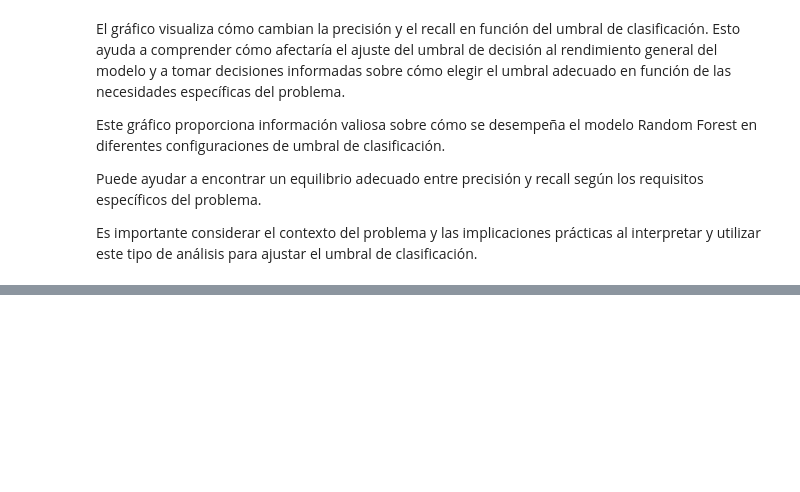
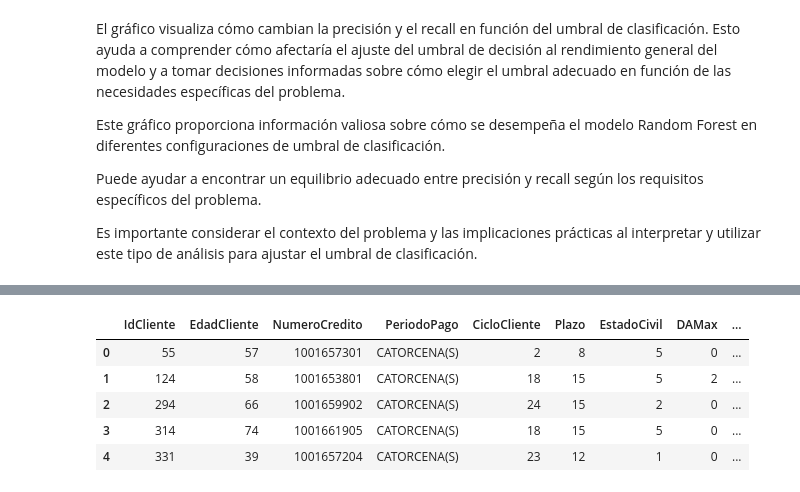
Before and after one commit to bmijangos/ProyectoIntegrador, a Jupyter notebook: Pruebas_Produccion_Equipo21.ipynb, the cells around one changed output, grey strips where cells are left out. Drawn from its saved outputs; the diff is of its cells as text; code cells hidden in the pictures; blank space fills up the shorter version.

```diff
--- a/Pruebas_Produccion_Equipo21.ipynb
+++ b/Pruebas_Produccion_Equipo21.ipynb
@@ -910,0 +1012,3 @@ FileNotFoundError: [Errno 2] No such file or directory: 'random_forest_model.job
+# %%
+# eliminamos los valores nulos
+s01df = s01_df.dropna()
@@ -910,0 +1033,8 @@ FileNotFoundError: [Errno 2] No such file or directory: 'random_forest_model.job
+# %%
+# obtenemos el Maximo Dias de Atraso y las siguientes variables numericas
+s01mdadf = s01df.groupby(['IdCliente','EdadCliente','NumeroCredito','PeriodoPago','CicloCliente','Plazo','EstadoCivil','EstatusCredito'])['DiasAtraso'].max().reset_index()
+
+# renombramos la columna de la media
+s01mdadf.rename(columns={'DiasAtraso':'DAMax'}, inplace=True)
+
+s01mdadf.info()
@@ -910,0 +1058,20 @@ FileNotFoundError: [Errno 2] No such file or directory: 'random_forest_model.job
+# %%
+# obtenemos media de los Dias de Atraso por credito
+s01meandf = s01df.groupby(['IdCliente','NumeroCredito'])['DiasAtraso'].mean().reset_index()
+
+# obtenemos mediana de los Dias de Atraso por credito
+s01mediandf = s01df.groupby(['IdCliente','NumeroCredito'])['DiasAtraso'].median().reset_index()
+
+# renombramos la columna de la media
+s01meandf.rename(columns={'DiasAtraso':'DAMean'}, inplace=True)
+
+# renombramos la columna de la mediana
+s01mediandf.rename(columns={'DiasAtraso':'DAMedian'}, inplace=True)
+
+# agregamos la columan de la media
+news01df = pd.merge(s01mdadf, s01meandf[['IdCliente','NumeroCredito','DAMean']], on=['IdCliente','NumeroCredito'], how='left')
+
+# agregamos la columna de la mediana
+news01df = pd.merge(news01df, s01mediandf[['IdCliente','NumeroCredito','DAMedian']], on=['IdCliente','NumeroCredito'], how='left')
+
+news01df.info()
@@ -910,0 +1106,3 @@ FileNotFoundError: [Errno 2] No such file or directory: 'random_forest_model.job
+# %%
+# Definir la variable objetivo y las características
+news01df['EstatusCredito'] = news01df['EstatusCredito'].map({'CAI': 0, 'VIG': 1})
@@ -910,0 +1131,11 @@ FileNotFoundError: [Errno 2] No such file or directory: 'random_forest_model.job
+# %%
+newdf = news01df.drop('EstatusCredito', axis=1)  # Todas las columnas excepto 'EstatusCredito' son características independientes
+
+newdf.head()
+# %% [output]
+|  | IdCliente | EdadCliente | NumeroCredito | PeriodoPago | CicloCliente | Plazo | EstadoCivil | DAMax | ... |
+| 0 | 55 | 57 | 1001657301 | CATORCENA(S) | 2 | 8 | 5 | 0 | ... |
+| 1 | 124 | 58 | 1001653801 | CATORCENA(S) | 18 | 15 | 5 | 2 | ... |
+| 2 | 294 | 66 | 1001659902 | CATORCENA(S) | 24 | 15 | 2 | 0 | ... |
+| 3 | 314 | 74 | 1001661905 | CATORCENA(S) | 18 | 15 | 5 | 0 | ... |
+| 4 | 331 | 39 | 1001657204 | CATORCENA(S) | 23 | 12 | 1 | 0 | ... |
```
Also changed, not shown: parts of 28 cells of this notebook.
